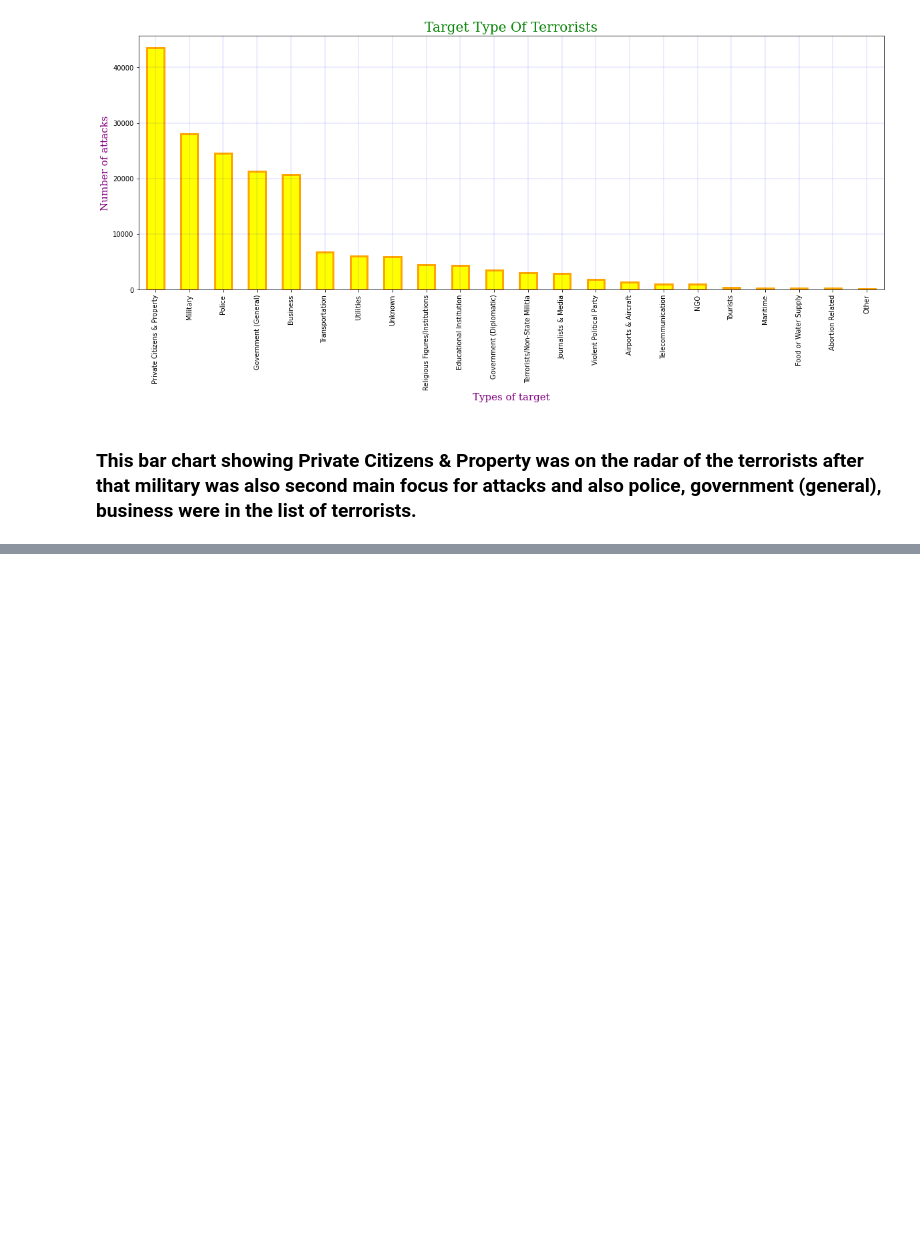
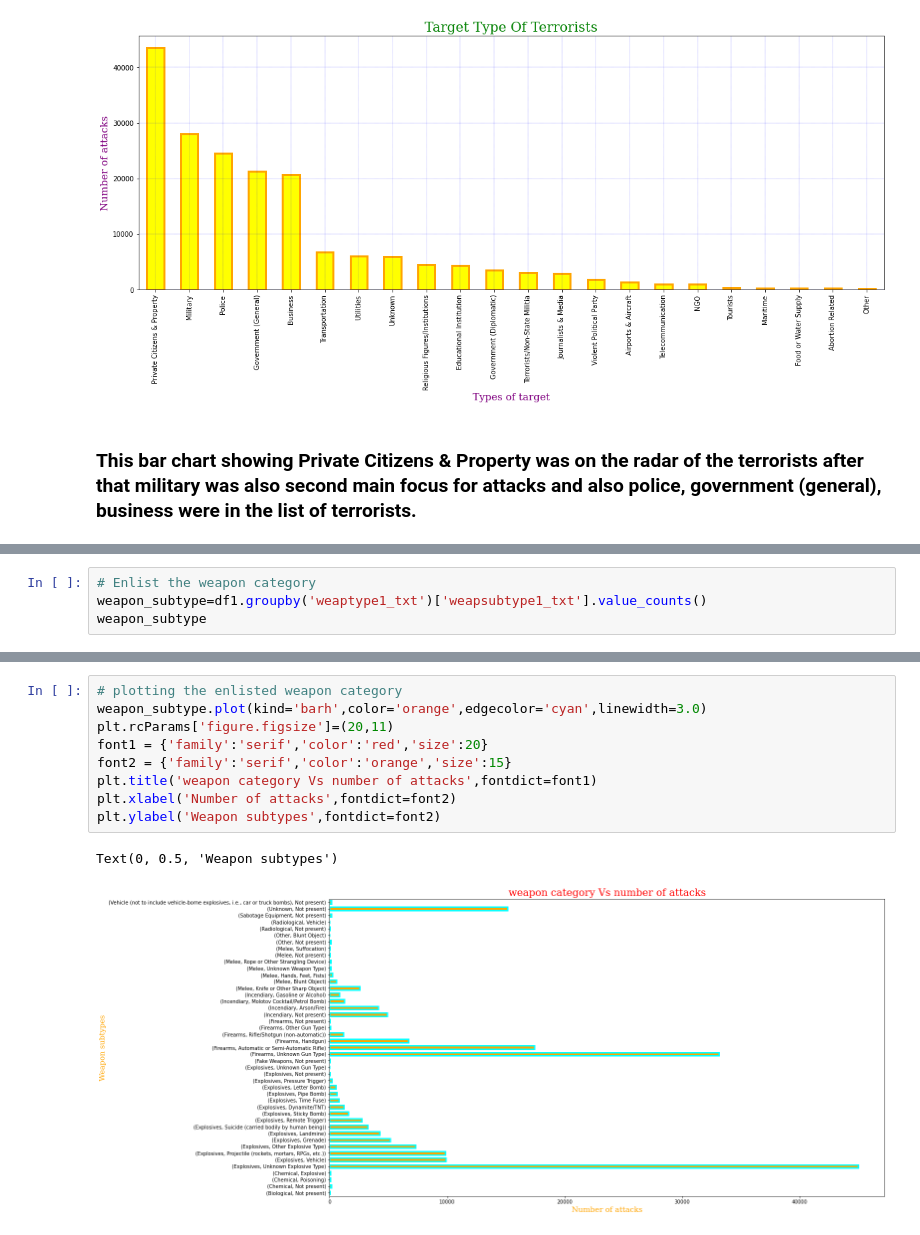
Before and after one commit to Gauravgade3/Global-Terrorism-Analysis, a Jupyter notebook: Global_Terrorism_Analysis_Capstone_Project.ipynb, the cells around one changed output, grey strips where cells are left out. Saved outputs shown, nothing was run; the diff lists cells and outputs as text; blank space fills up the shorter version.

```diff
--- a/Global_Terrorism_Analysis_Capstone_Project.ipynb
+++ b/Global_Terrorism_Analysis_Capstone_Project.ipynb
@@ -433,0 +504,4 @@ plt.grid(color='blue', linestyle = '--', linewidth = 0.2)
+# %%
+# Enlist the weapon category
+weapon_subtype=df1.groupby('weaptype1_txt')['weapsubtype1_txt'].value_counts()
+weapon_subtype
@@ -433,0 +526,12 @@ plt.grid(color='blue', linestyle = '--', linewidth = 0.2)
+# %%
+# plotting the enlisted weapon category
+weapon_subtype.plot(kind='barh',color='orange',edgecolor='cyan',linewidth=3.0)
+plt.rcParams['figure.figsize']=(20,11)
+font1 = {'family':'serif','color':'red','size':20}
+font2 = {'family':'serif','color':'orange','size':15}
+plt.title('weapon category Vs number of attacks',fontdict=font1)
+plt.xlabel('Number of attacks',fontdict=font2)
+plt.ylabel('Weapon subtypes',fontdict=font2)
+# %% [output]
+Text(0, 0.5, 'Weapon subtypes')
+[figure, added]
```
Also changed, not shown: parts of 9 cells of this notebook.
